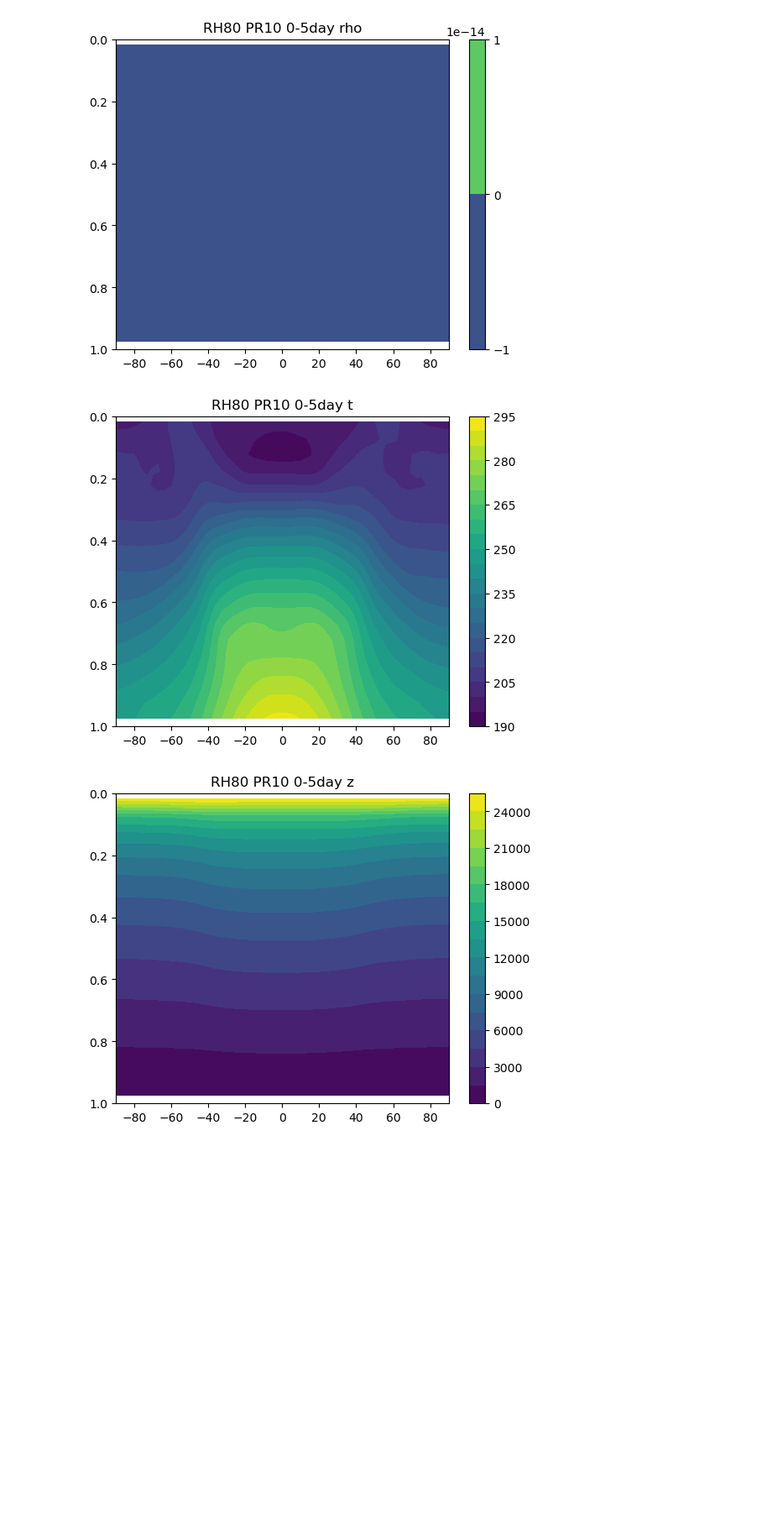
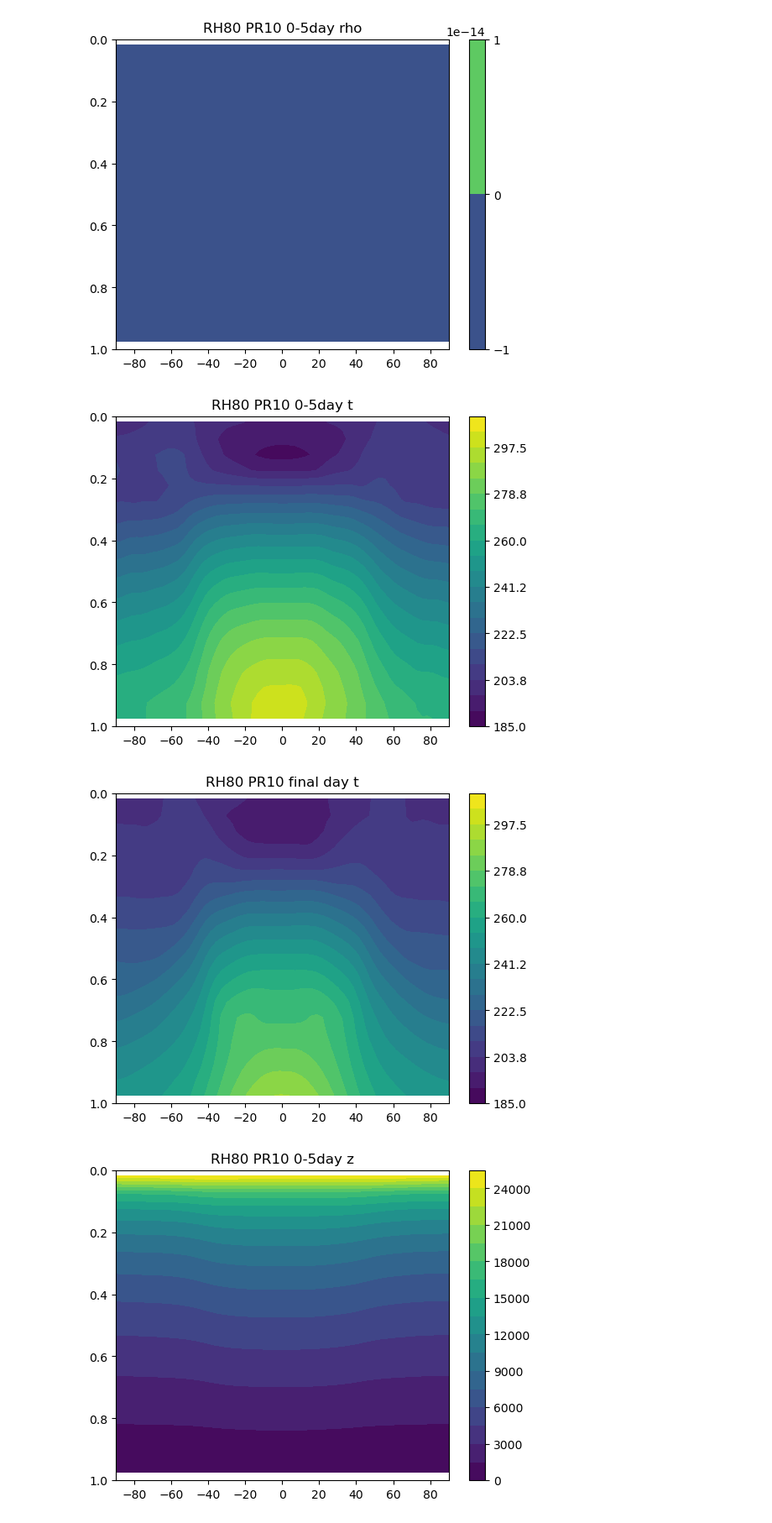
Before and after one commit to PeterChang1023/Dycore_beginner, a Jupyter notebook: dycore/IdealizeSpetral.jl/exp/HSt42/check_spinupday.ipynb, the cells around one changed output. Shown at 84% size. Cells and saved outputs as stored; diff of their text form; code cells hidden in the pictures; blank space fills up the shorter version.

```diff
--- a/dycore/IdealizeSpetral.jl/exp/HSt42/check_spinupday.ipynb
+++ b/dycore/IdealizeSpetral.jl/exp/HSt42/check_spinupday.ipynb
@@ -48,6 +48,8 @@ class Dycore:
         self.K_E = self.getVar("K_E_xyzt")
         self.pqpz = self.getVar("pqpz_xyzt")
         self.qv_global_intergral_xyzt = self.getVar("qv_global_intergral_xyzt")
+        self.condensation_rate_xyzt = self.getVar("condensation_rate_xyzt")
+
 
         # self.qv_global_intergral = self.getVar("qv_global_intergral_xyzt")
         self.theta = self.t * (self.ps / self.p)**(self.Rd/self.cp)
@@ -106,11 +108,12 @@ class Dycore:
 
     def cal_pre(self):
         self.Prec = np.zeros(self.u.shape)
-        self.time_start = 1
+
+        self.time_start = 0
         for i in range(1,20-1):
-            self.Prec[self.time_start:,i,:,:] = 1/self.g * self.qv_diff[self.time_start:,i,:,:] * (self.p[self.time_start:,i+1,:,:] - self.p[self.time_start:,i-1,:,:])/2
-        # self.Prec[:, 0,:,:] = 1/self.g * self.qv_diff[:, 0,:,:] * (self.p[:, 1,:,:] - self.p[:, 0,:,:])/2
-        # self.Prec[:,-1,:,:] = 1/self.g * self.qv_diff[:,-1,:,:] * (self.p[:,-1,:,:] - self.p[:,-2,:,:])/2
+            self.Prec[self.time_start:,i,:,:] = 1/self.g * self.condensation_rate_xyzt[self.time_start:,i,:,:] * (self.p_half[self.time_start:,i+1,:,:] - self.p_half[self.time_start:,i-1,:,:])
+        self.Prec[:, 0,:,:] = 1/self.g * self.condensation_rate_xyzt[:, 0,:,:] * (self.p_half[:, 1,:,:] - self.p_half[:, 0,:,:])
+        self.Prec[:,-1,:,:] = 1/self.g * self.condensation_rate_xyzt[:,-1,:,:] * (self.p_half[:,-1,:,:] - self.p_half[:,-2,:,:])
 
         self.Prec_mean = np.nansum(self.Prec, axis=(1))
         self.Prec_mean2 = np.nanmean(self.Prec_mean, axis=(2))
@@ -131,7 +134,7 @@ class Dycore:
 
         return np.nanmean(self.factor3, axis=(1,3))
 # %%
-file = "1210_25day_factor13_tracers_c_final.dat"
+file = "1210_25day_factor123_tracers_c_final.dat"
 time = np.linspace(0,25,25)
 y    = np.linspace(-90,90,64)
 
@@ -581,22 +584,32 @@ for i in range(10,20,10):
 # %%
 for i in range(10,20,10):
     pr = i
     dycore = Dycore(file)
     yy, sigma_mean2 = dycore.yy, dycore.sigma_mean2
 
     t = dycore.t
 
     plt.figure(dpi=100.)
-    t_mean = np.nanmean(t[-1:,:,:,:], axis=(0,3))
+    t_mean = np.nanmean(t[0,:,:,:], axis=(2))
 
-    CS = plt.contourf(yy, sigma_mean2, t_mean, levels=21)
+    CS = plt.contourf(yy, sigma_mean2, t_mean, levels=np.linspace(185,310,21))
     plt.colorbar(CS)
     plt.title(f"RH80 PR{pr} 0-5day t")
 
     plt.ylim([1,0])
     plt.show()
+    plt.figure(dpi=100.)
+    t_mean = np.nanmean(t[-1,:,:,:], axis=(2))
+
+    CS = plt.contourf(yy, sigma_mean2, t_mean, levels=np.linspace(185,310,21))
+    plt.colorbar(CS)
+    plt.title(f"RH80 PR{pr} final day t")
+
+    plt.ylim([1,0])
+    plt.show()
 # %% [output]
-[figure, old version]
+[figure, new version]
+[figure, added]
 # %%
 
 for i in range(10,20,10):
```
Also changed, not shown: parts of 11 cells of this notebook, 4 other files.
